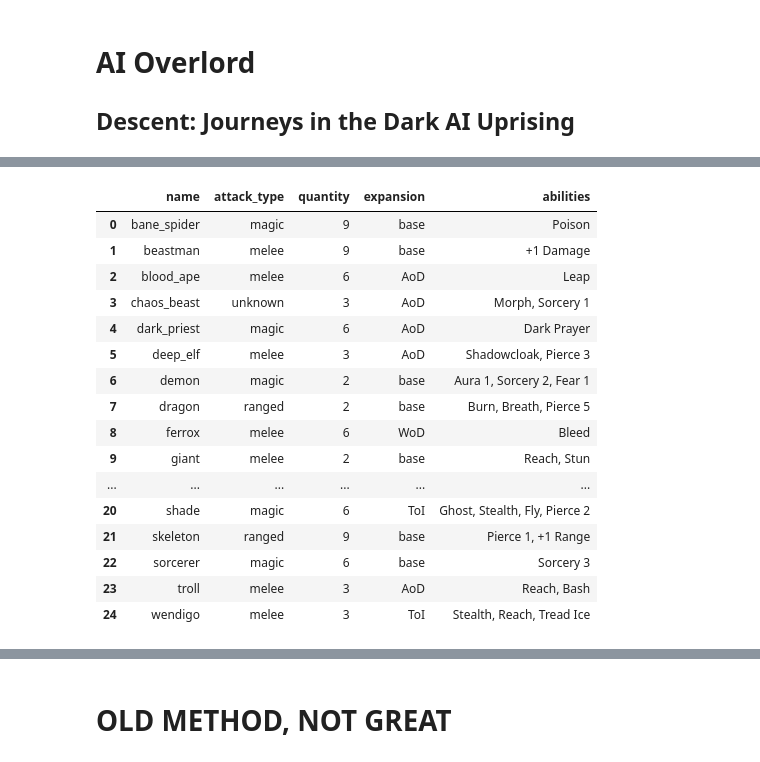
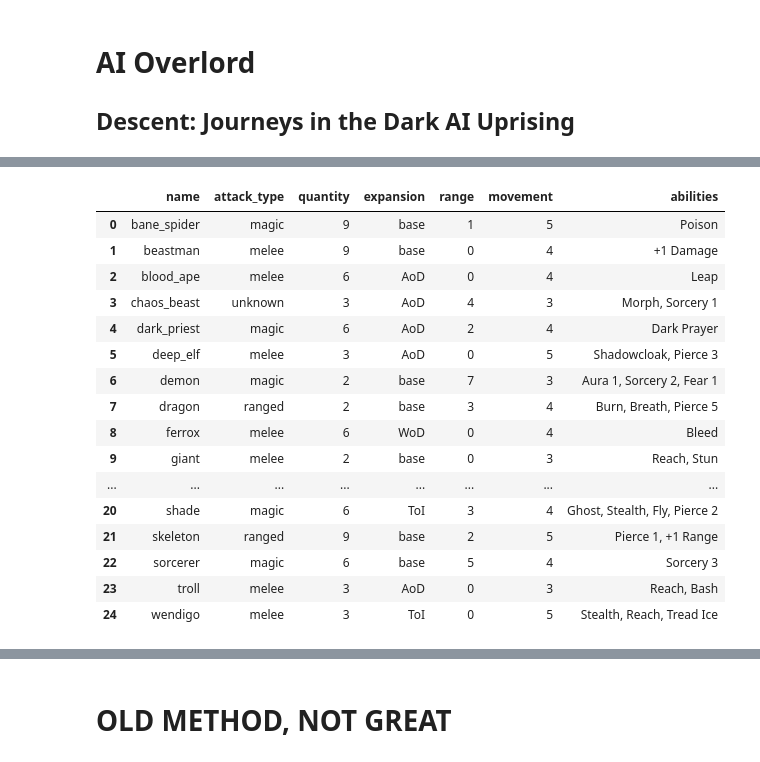
Before and after one commit to KevinCarr42/Descent_AI, a Jupyter notebook: AI_Overlord.ipynb, the cells around one changed output, grey strips where cells are left out. Saved outputs shown, nothing was run; the diff lists cells and outputs as text; code cells hidden in the pictures.

Commit message:
updated archetypes and monster AI, works ok now

```diff
--- a/AI_Overlord.ipynb
+++ b/AI_Overlord.ipynb
@@ -41,31 +44,31 @@ pd.set_option('display.max_colwidth', 1000)
 # %%
 # import moster dataframe
 MONSTERS = MONSTER_DF.copy()
 MONSTERS.name = MONSTERS.name.str.replace(' Master', '').str.replace(' ', '_').str.lower()
 MONSTERS = pd.concat([
-    MONSTERS.loc[MONSTERS['rank'] != 'master', ['name', 'expansion', 'abilities', 'attack_type']].reset_index(drop=True),
+    MONSTERS.loc[MONSTERS['rank'] != 'master', ['name', 'expansion', 'abilities', 'attack_type', 'range', 'movement']].reset_index(drop=True),
     MONSTERS.groupby('name').sum('quantity')[['quantity']].reset_index()
     ], axis=1
-).iloc[:, [0, 3, 5, 1, 2]]
+).iloc[:, [0, 3, 7, 1, 4, 5, 2]]
 MONSTERS
 # %% [output]
-|  | name | attack_type | quantity | expansion | abilities |
-| 0 | bane_spider | magic | 9 | base | Poison |
-| 1 | beastman | melee | 9 | base | +1 Damage |
-| 2 | blood_ape | melee | 6 | AoD | Leap |
-| 3 | chaos_beast | unknown | 3 | AoD | Morph, Sorcery 1 |
-| 4 | dark_priest | magic | 6 | AoD | Dark Prayer |
-| 5 | deep_elf | melee | 3 | AoD | Shadowcloak, Pierce 3 |
-| 6 | demon | magic | 2 | base | Aura 1, Sorcery 2, Fear 1 |
-| 7 | dragon | ranged | 2 | base | Burn, Breath, Pierce 5 |
-| 8 | ferrox | melee | 6 | WoD | Bleed |
-| 9 | giant | melee | 2 | base | Reach, Stun |
-| ... | ... | ... | ... | ... | ... |
-| 20 | shade | magic | 6 | ToI | Ghost, Stealth, Fly, Pierce 2 |
-| 21 | skeleton | ranged | 9 | base | Pierce 1, +1 Range |
-| 22 | sorcerer | magic | 6 | base | Sorcery 3 |
-| 23 | troll | melee | 3 | AoD | Reach, Bash |
-| 24 | wendigo | melee | 3 | ToI | Stealth, Reach, Tread Ice |
+|  | name | attack_type | quantity | expansion | range | movement | abilities |
+| 0 | bane_spider | magic | 9 | base | 1 | 5 | Poison |
+| 1 | beastman | melee | 9 | base | 0 | 4 | +1 Damage |
+| 2 | blood_ape | melee | 6 | AoD | 0 | 4 | Leap |
+| 3 | chaos_beast | unknown | 3 | AoD | 4 | 3 | Morph, Sorcery 1 |
+| 4 | dark_priest | magic | 6 | AoD | 2 | 4 | Dark Prayer |
+| 5 | deep_elf | melee | 3 | AoD | 0 | 5 | Shadowcloak, Pierce 3 |
+| 6 | demon | magic | 2 | base | 7 | 3 | Aura 1, Sorcery 2, Fear 1 |
+| 7 | dragon | ranged | 2 | base | 3 | 4 | Burn, Breath, Pierce 5 |
+| 8 | ferrox | melee | 6 | WoD | 0 | 4 | Bleed |
+| 9 | giant | melee | 2 | base | 0 | 3 | Reach, Stun |
+| ... | ... | ... | ... | ... | ... | ... | ... |
+| 20 | shade | magic | 6 | ToI | 3 | 4 | Ghost, Stealth, Fly, Pierce 2 |
+| 21 | skeleton | ranged | 9 | base | 2 | 5 | Pierce 1, +1 Range |
+| 22 | sorcerer | magic | 6 | base | 5 | 4 | Sorcery 3 |
+| 23 | troll | melee | 3 | AoD | 0 | 3 | Reach, Bash |
+| 24 | wendigo | melee | 3 | ToI | 0 | 5 | Stealth, Reach, Tread Ice |
 # %%
 # import archetype data
 ARCHETYPES = pd.read_csv('archetype_import.csv')
```
Also changed, not shown: parts of 8 cells of this notebook, 3 other files.
